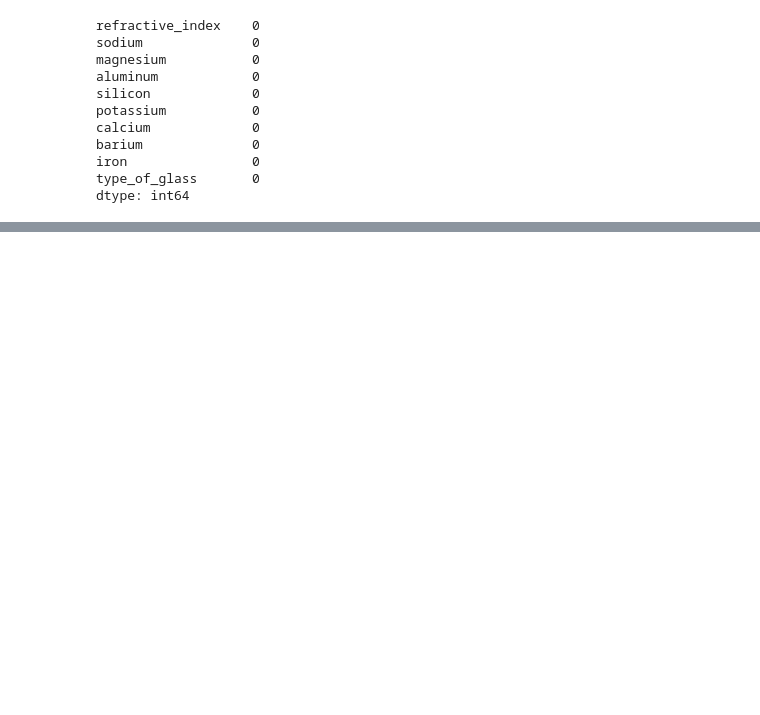
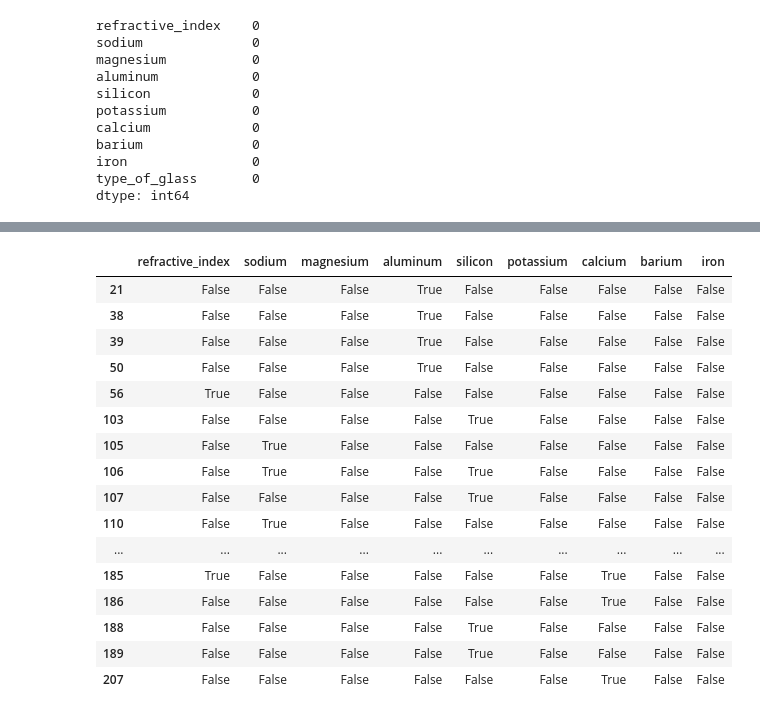
Before and after one commit to Patriciafg27/MIA3_Actividades_Grupo4, a Jupyter notebook: Hunger_games_Patricia.ipynb, the cells around one changed output, grey strips where cells are left out. Cells and saved outputs as stored; diff of their text form; code cells hidden in the pictures; blank space fills up the shorter version.

```diff
--- a/Hunger_games_Patricia.ipynb
+++ b/Hunger_games_Patricia.ipynb
@@ -112,0 +206,20 @@ X = dataframe.select_dtypes('number')
+# %%
+bool_index.loc[bool_index2] # Variable produce el outlier
+# %% [output]
+|  | refractive_index | sodium | magnesium | aluminum | silicon | potassium | calcium | barium | iron |
+| 21 | False | False | False | True | False | False | False | False | False |
+| 38 | False | False | False | True | False | False | False | False | False |
+| 39 | False | False | False | True | False | False | False | False | False |
+| 50 | False | False | False | True | False | False | False | False | False |
+| 56 | True | False | False | False | False | False | False | False | False |
+| 103 | False | False | False | False | True | False | False | False | False |
+| 105 | False | True | False | False | False | False | False | False | False |
+| 106 | False | True | False | False | True | False | False | False | False |
+| 107 | False | False | False | False | True | False | False | False | False |
+| 110 | False | True | False | False | False | False | False | False | False |
+| ... | ... | ... | ... | ... | ... | ... | ... | ... | ... |
+| 185 | True | False | False | False | False | False | True | False | False |
+| 186 | False | False | False | False | False | False | True | False | False |
+| 188 | False | False | False | False | True | False | False | False | False |
+| 189 | False | False | False | False | True | False | False | False | False |
+| 207 | False | False | False | False | False | False | True | False | False |
```
Also changed, not shown: parts of 20 cells of this notebook.
